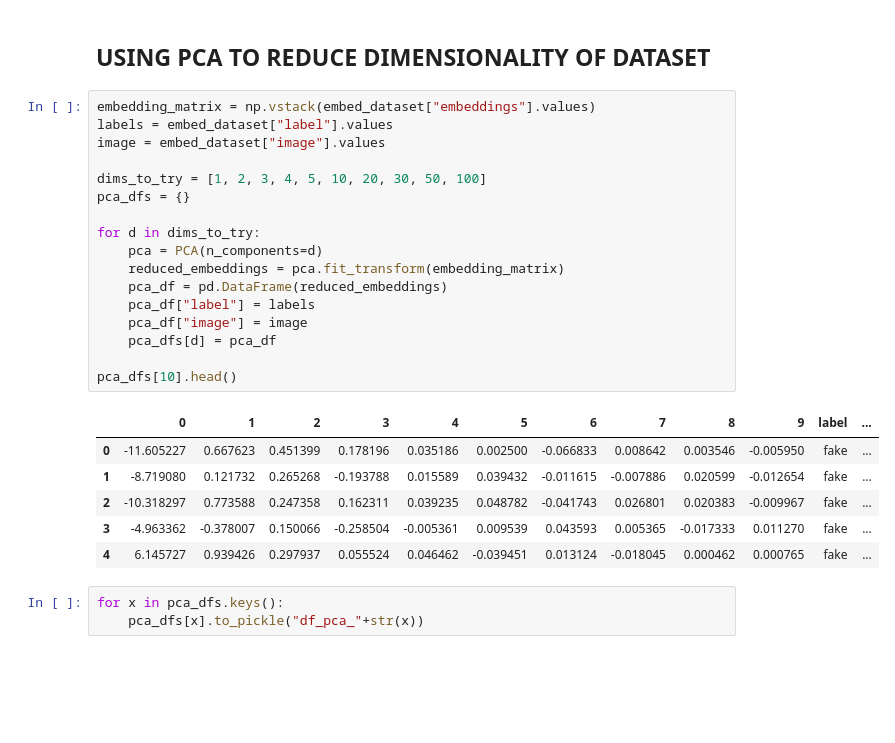
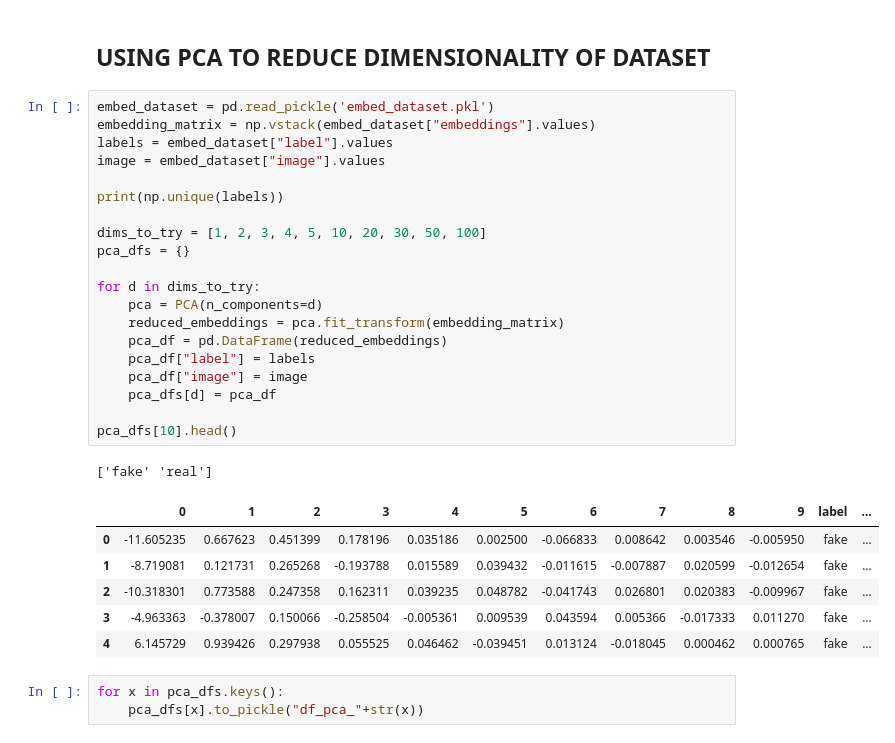
Before and after one commit to cros-nash/ds497, a Jupyter notebook: project/FacialEmbeddingPCA.ipynb, the cells around one changed output. Drawn from its saved outputs; the diff is of its cells as text; blank space fills up the shorter version.

```diff
--- a/project/FacialEmbeddingPCA.ipynb
+++ b/project/FacialEmbeddingPCA.ipynb
@@ -344,29 +346,33 @@ embed_dataset.to_pickle("embed_dataset.pkl")
 # %% [markdown]
 ## USING PCA TO REDUCE DIMENSIONALITY OF DATASET
 # %%
+embed_dataset = pd.read_pickle('embed_dataset.pkl')
 embedding_matrix = np.vstack(embed_dataset["embeddings"].values)
 labels = embed_dataset["label"].values
 image = embed_dataset["image"].values
+
+print(np.unique(labels))
 
 dims_to_try = [1, 2, 3, 4, 5, 10, 20, 30, 50, 100]
 pca_dfs = {}
 
 for d in dims_to_try:
     pca = PCA(n_components=d)
     reduced_embeddings = pca.fit_transform(embedding_matrix)
     pca_df = pd.DataFrame(reduced_embeddings)
     pca_df["label"] = labels
     pca_df["image"] = image
     pca_dfs[d] = pca_df
 
 pca_dfs[10].head()
 # %% [output]
+['fake' 'real']
 |  | 0 | 1 | 2 | 3 | 4 | 5 | 6 | 7 | 8 | 9 | label | ... |
-| 0 | -11.605227 | 0.667623 | 0.451399 | 0.178196 | 0.035186 | 0.002500 | -0.066833 | 0.008642 | 0.003546 | -0.005950 | fake | ... |
-| 1 | -8.719080 | 0.121732 | 0.265268 | -0.193788 | 0.015589 | 0.039432 | -0.011615 | -0.007886 | 0.020599 | -0.012654 | fake | ... |
-| 2 | -10.318297 | 0.773588 | 0.247358 | 0.162311 | 0.039235 | 0.048782 | -0.041743 | 0.026801 | 0.020383 | -0.009967 | fake | ... |
-| 3 | -4.963362 | -0.378007 | 0.150066 | -0.258504 | -0.005361 | 0.009539 | 0.043593 | 0.005365 | -0.017333 | 0.011270 | fake | ... |
-| 4 | 6.145727 | 0.939426 | 0.297937 | 0.055524 | 0.046462 | -0.039451 | 0.013124 | -0.018045 | 0.000462 | 0.000765 | fake | ... |
+| 0 | -11.605235 | 0.667623 | 0.451399 | 0.178196 | 0.035186 | 0.002500 | -0.066833 | 0.008642 | 0.003546 | -0.005950 | fake | ... |
+| 1 | -8.719081 | 0.121731 | 0.265268 | -0.193788 | 0.015589 | 0.039432 | -0.011615 | -0.007887 | 0.020599 | -0.012654 | fake | ... |
+| 2 | -10.318301 | 0.773588 | 0.247358 | 0.162311 | 0.039235 | 0.048782 | -0.041743 | 0.026801 | 0.020383 | -0.009967 | fake | ... |
+| 3 | -4.963363 | -0.378007 | 0.150066 | -0.258504 | -0.005361 | 0.009539 | 0.043594 | 0.005366 | -0.017333 | 0.011270 | fake | ... |
+| 4 | 6.145729 | 0.939426 | 0.297938 | 0.055525 | 0.046462 | -0.039451 | 0.013124 | -0.018045 | 0.000462 | 0.000765 | fake | ... |
 # %%
 for x in pca_dfs.keys():
     pca_dfs[x].to_pickle("df_pca_"+str(x))
```
Also changed, not shown: parts of 4 cells of this notebook, 15 other files.
